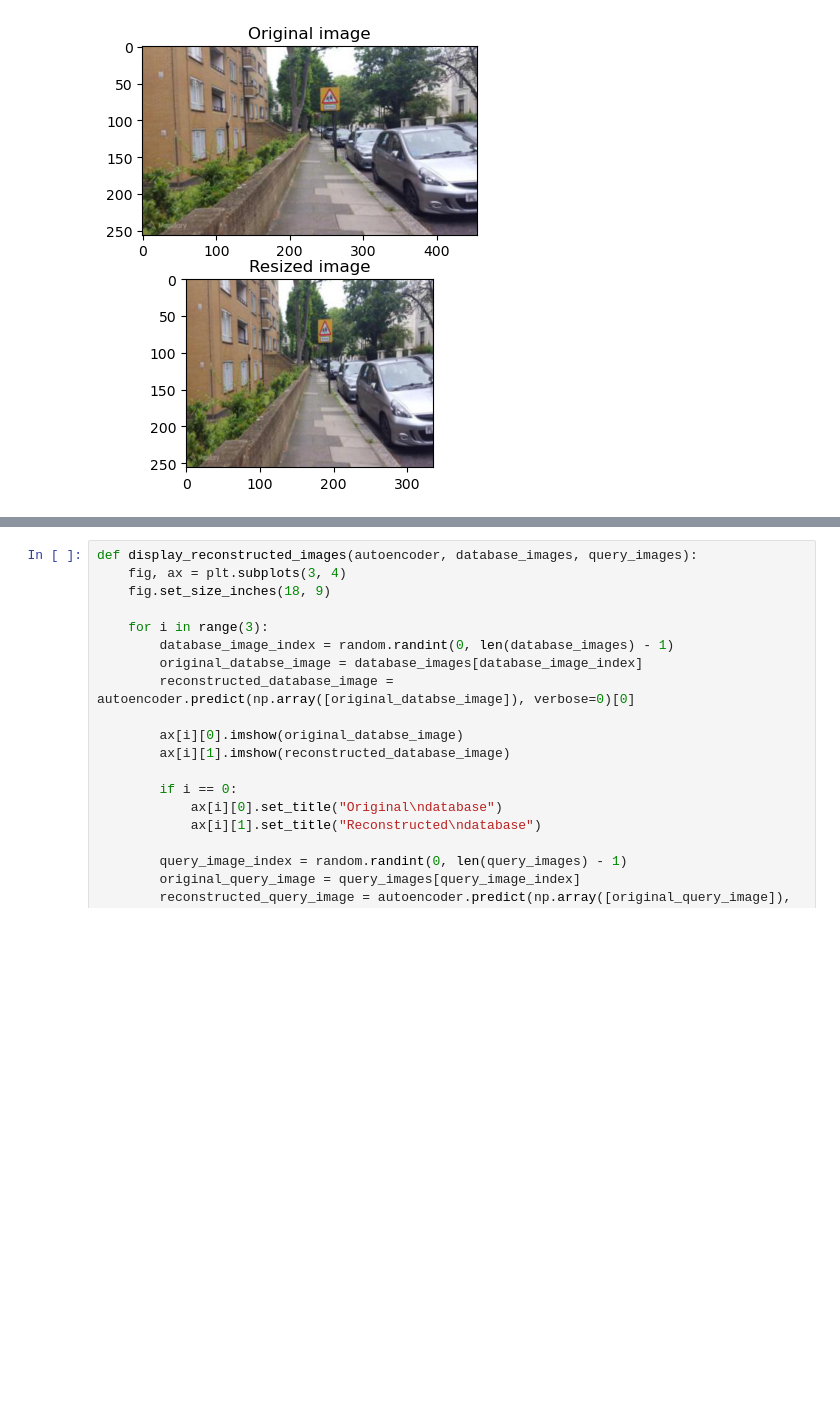
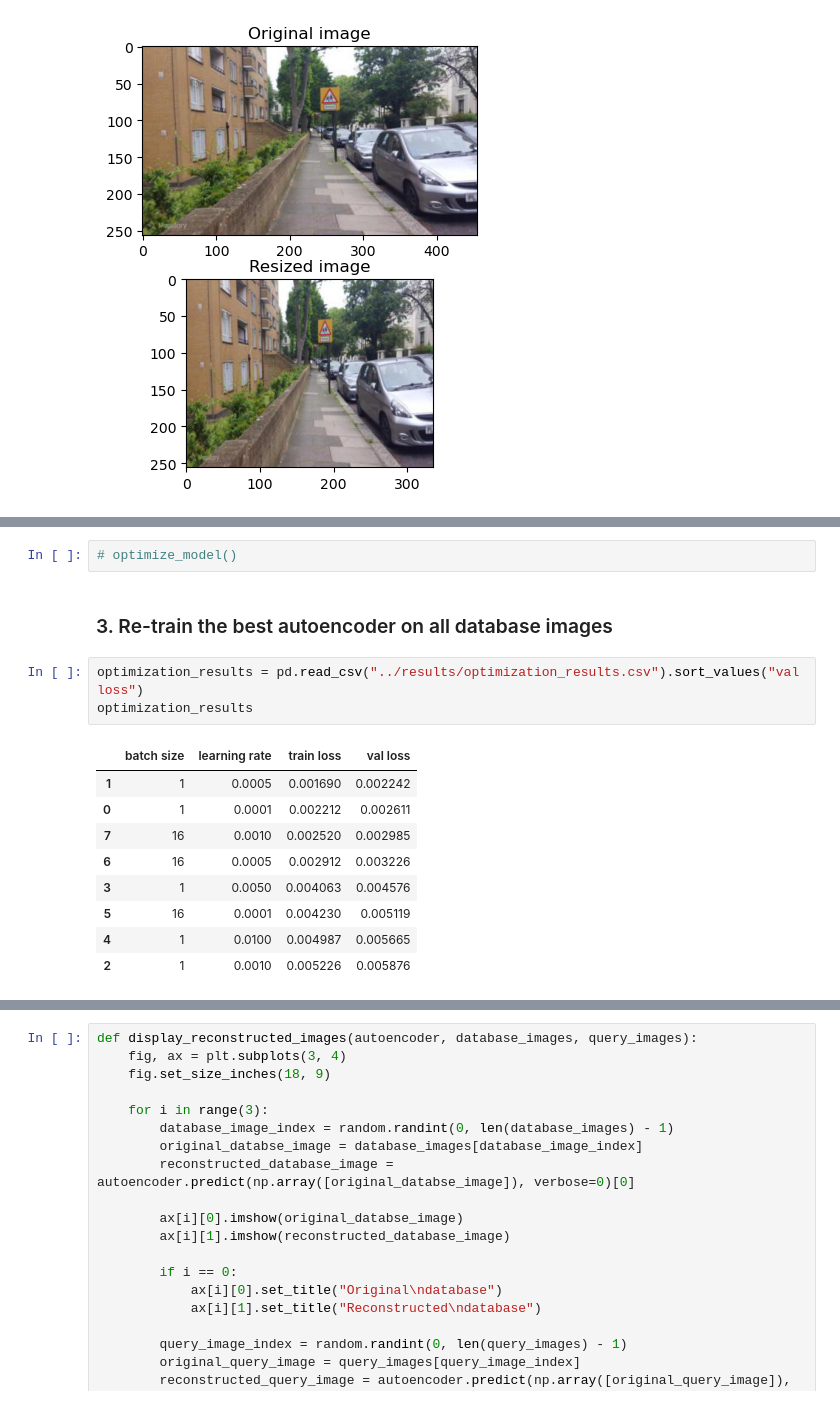
Before and after one commit to Bindila-Bogdan/Content-Based-Image-Retrieval, a Jupyter notebook: notebooks/convolutional_autoencoder.ipynb, the cells around one changed output, grey strips where cells are left out. Drawn from its saved outputs; the diff is of its cells as text; blank space fills up the shorter version.

```diff
--- a/notebooks/convolutional_autoencoder.ipynb
+++ b/notebooks/convolutional_autoencoder.ipynb
@@ -171,0 +199,17 @@ _________________________________________________________________
+# %%
+# optimize_model()
+# %% [markdown]
+### 3. Re-train the best autoencoder on all database images
+# %%
+optimization_results = pd.read_csv("../results/optimization_results.csv").sort_values("val loss")
+optimization_results
+# %% [output]
+|  | batch size | learning rate | train loss | val loss |
+| 1 | 1 | 0.0005 | 0.001690 | 0.002242 |
+| 0 | 1 | 0.0001 | 0.002212 | 0.002611 |
+| 7 | 16 | 0.0010 | 0.002520 | 0.002985 |
+| 6 | 16 | 0.0005 | 0.002912 | 0.003226 |
+| 3 | 1 | 0.0050 | 0.004063 | 0.004576 |
+| 5 | 16 | 0.0001 | 0.004230 | 0.005119 |
+| 4 | 1 | 0.0100 | 0.004987 | 0.005665 |
+| 2 | 1 | 0.0010 | 0.005226 | 0.005876 |
```
Also changed, not shown: parts of 14 cells of this notebook.
